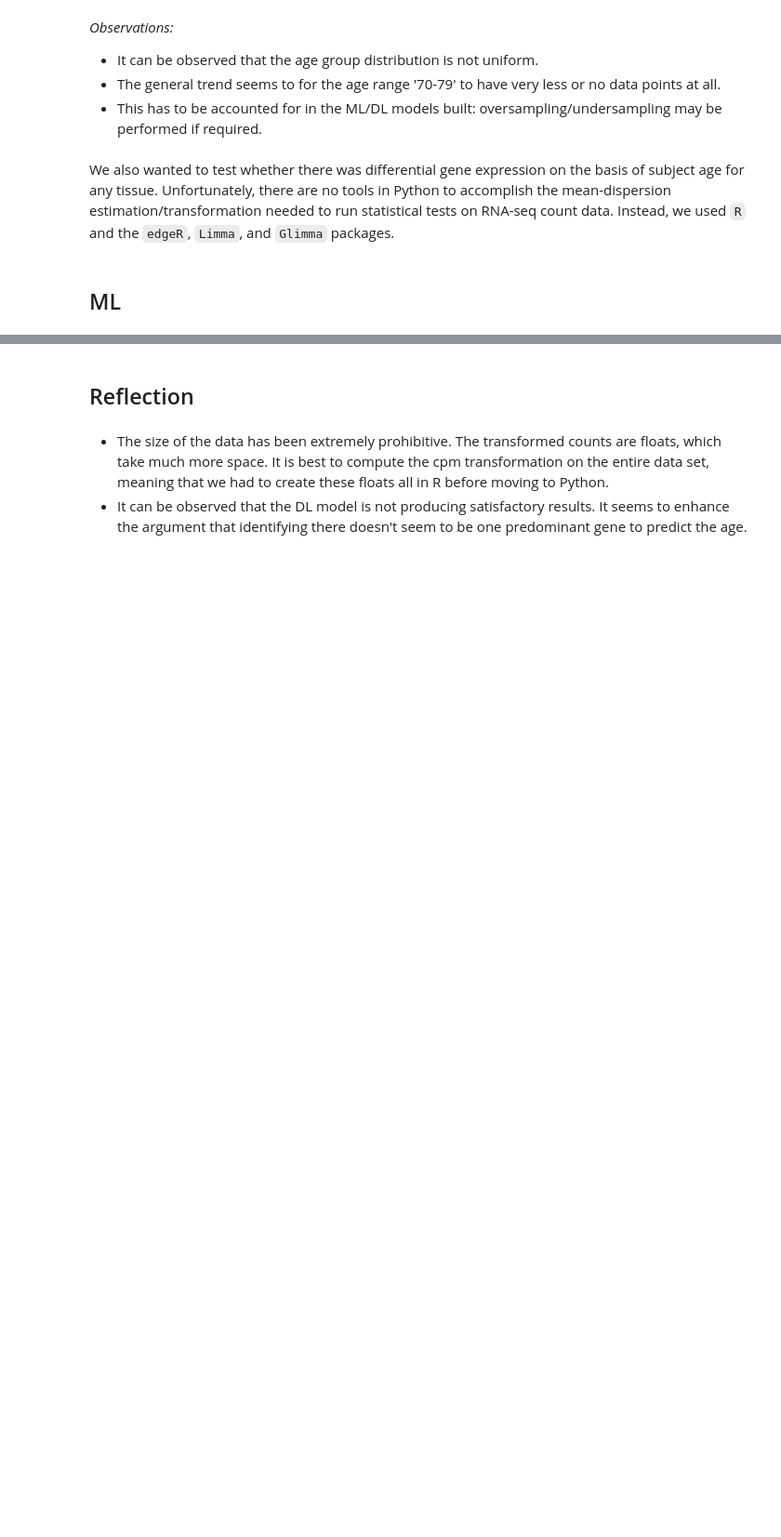
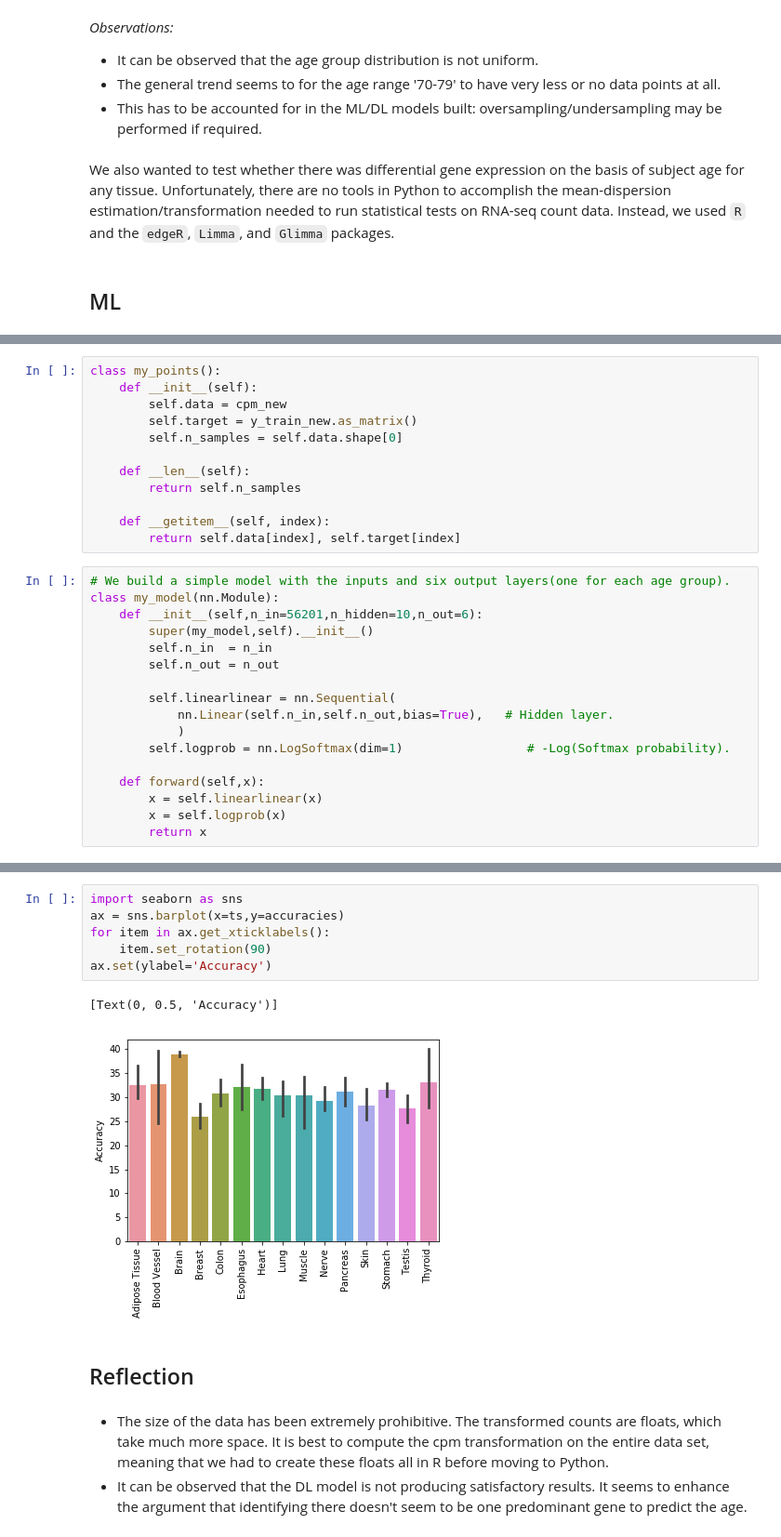
Before and after one commit to edgeslab/cs418-project-RNAge, a Jupyter notebook: Progress_Report.ipynb, the cells around one changed output, grey strips where cells are left out. Shown at 93% size. Saved outputs shown, nothing was run; the diff lists cells and outputs as text; blank space fills up the shorter version.

```diff
--- a/Progress_Report.ipynb
+++ b/Progress_Report.ipynb
@@ -408,0 +448,29 @@ Text
+# %%
+class my_points():
+    def __init__(self):
+        self.data = cpm_new
+        self.target = y_train_new.as_matrix()
+        self.n_samples = self.data.shape[0]
+
+    def __len__(self):
+        return self.n_samples
+
+    def __getitem__(self, index):
+        return self.data[index], self.target[index]
+# %%
+# We build a simple model with the inputs and six output layers(one for each age group).
+class my_model(nn.Module):
+    def __init__(self,n_in=56201,n_hidden=10,n_out=6):
+        super(my_model,self).__init__()
+        self.n_in  = n_in
+        self.n_out = n_out
+
+        self.linearlinear = nn.Sequential(
+            nn.Linear(self.n_in,self.n_out,bias=True),   # Hidden layer.
+            )
+        self.logprob = nn.LogSoftmax(dim=1)                 # -Log(Softmax probability).
+
+    def forward(self,x):
+        x = self.linearlinear(x)
+        x = self.logprob(x)
+        return x
@@ -409,3 +560,12 @@ Text
+# %%
+import seaborn as sns
+ax = sns.barplot(x=ts,y=accuracies)
+for item in ax.get_xticklabels():
+    item.set_rotation(90)
+ax.set(ylabel='Accuracy')
+# %% [output]
+[Text(0, 0.5, 'Accuracy')]
+[figure, added]
 # %% [markdown]
 ## Reflection
 # %% [markdown]
```
Also changed, not shown: parts of 4 cells of this notebook.
